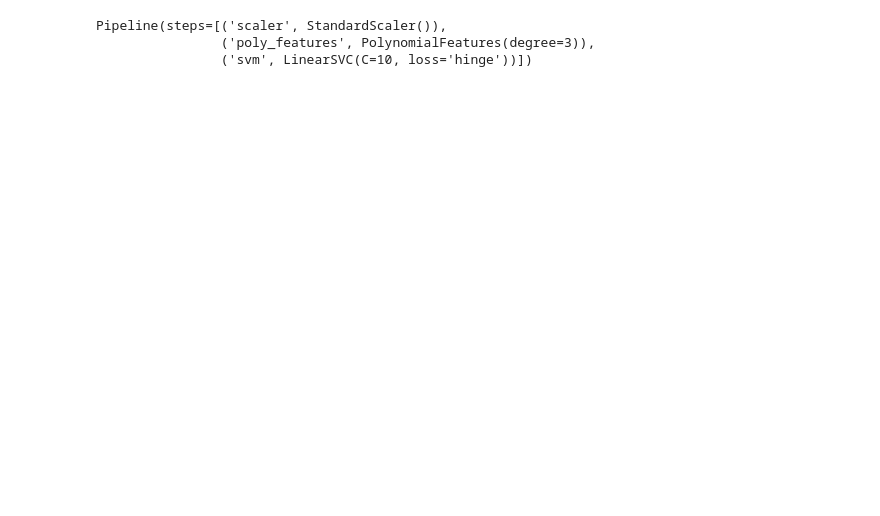
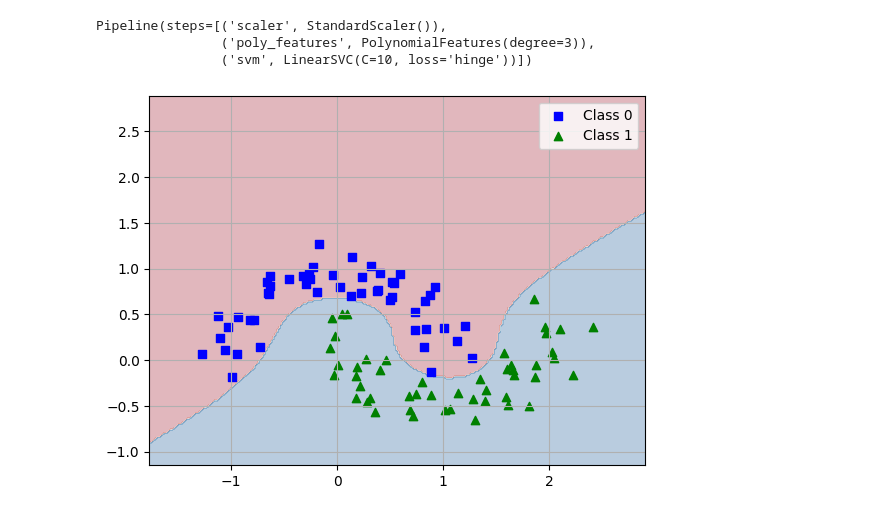
Before and after one commit to abjan90/Machine-learning, a Jupyter notebook: Supportvectormachine.ipynb, the cells around one changed output. Cells and saved outputs as stored; diff of their text form; code cells hidden in the pictures; blank space fills up the shorter version.

```diff
--- a/Supportvectormachine.ipynb
+++ b/Supportvectormachine.ipynb
@@ -81,3 +82,24 @@ moon_pipeline.fit(x_1 , y_1)
 Pipeline(steps=[('scaler', StandardScaler()),
                 ('poly_features', PolynomialFeatures(degree=3)),
                 ('svm', LinearSVC(C=10, loss='hinge'))])
+# %%
+y_pred = moon_pipeline.predict(x_1)
+# %%
+x_min , x_max = x_1[: , 0].min() -0.5 , x_1[: , 0].max() + 0.5
+y_min , y_max = x_1[: , 1].min()-0.5 , x_1[: , 0].max() + 0.5
+
+#Meshgrid
+xx , yy = np.meshgrid(np.arange(x_min , x_max , 0.02),
+                      np.arange(y_min , y_max , 0.02)) #0.02 means it returns values from x_min to x_max in the spaces of 0.02
+
+Z = moon_pipeline.predict(np.c_[xx.ravel() , yy.ravel()])
+Z = Z.reshape(xx.shape) # Plot hannu shape uniform huna parcha tesaile
+
+plt.contourf(xx , yy , Z ,alpha = 0.3 ,cmap = "RdBu")
+plt.scatter(x_1[y_pred == 0][: , 0] , x_1[y_pred == 0][: , 1] , label = "Class 0" , marker="s" , color = "blue")
+plt.scatter(x_1[y_pred == 1][: , 0] , x_1[y_pred == 1][: , 1] , label = "Class 1" , marker="^" , color = "green")
+plt.grid()
+plt.legend()
+plt.show()
+# %% [output]
+[figure, added]
```
Also changed, not shown: parts of 2 cells of this notebook.
